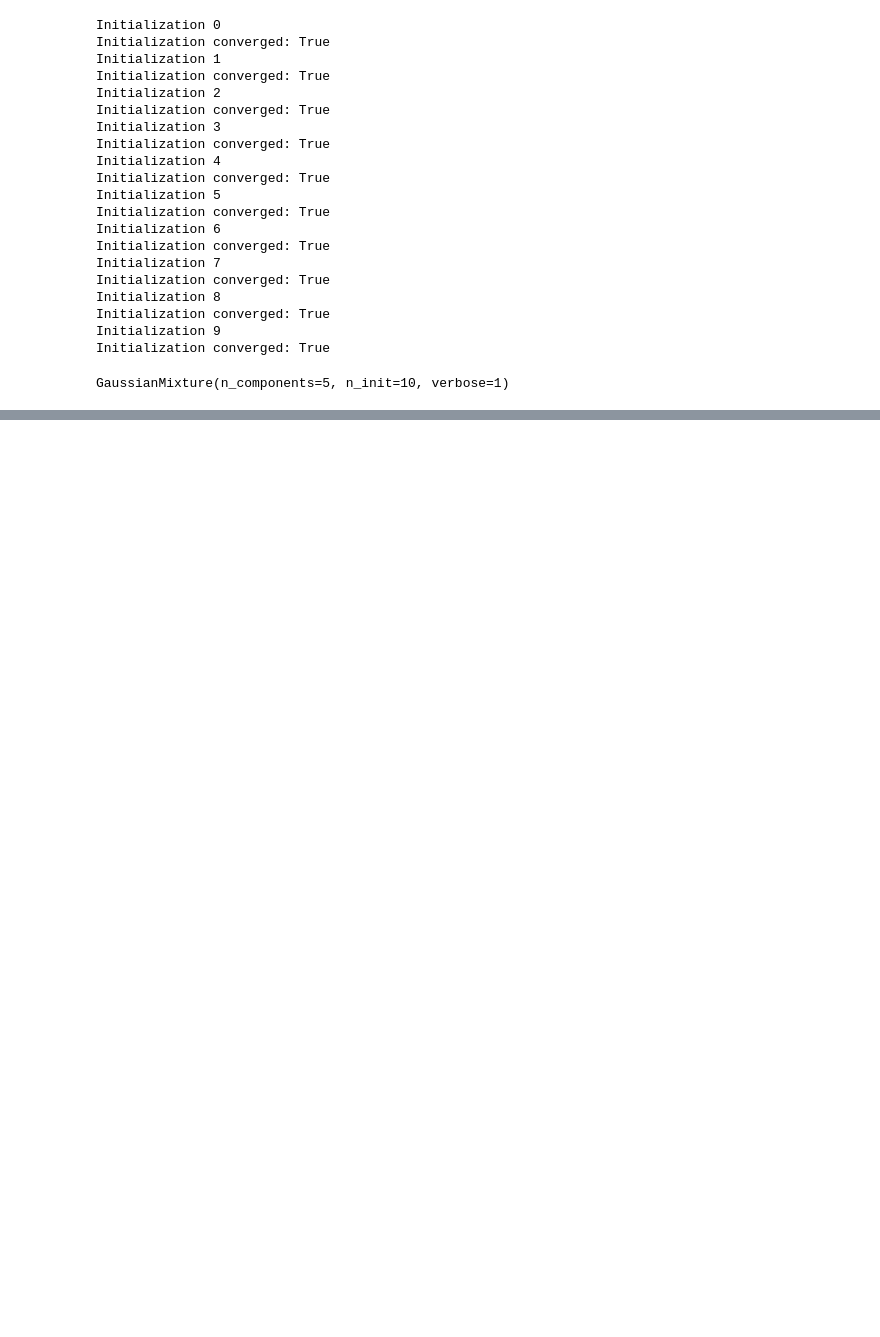
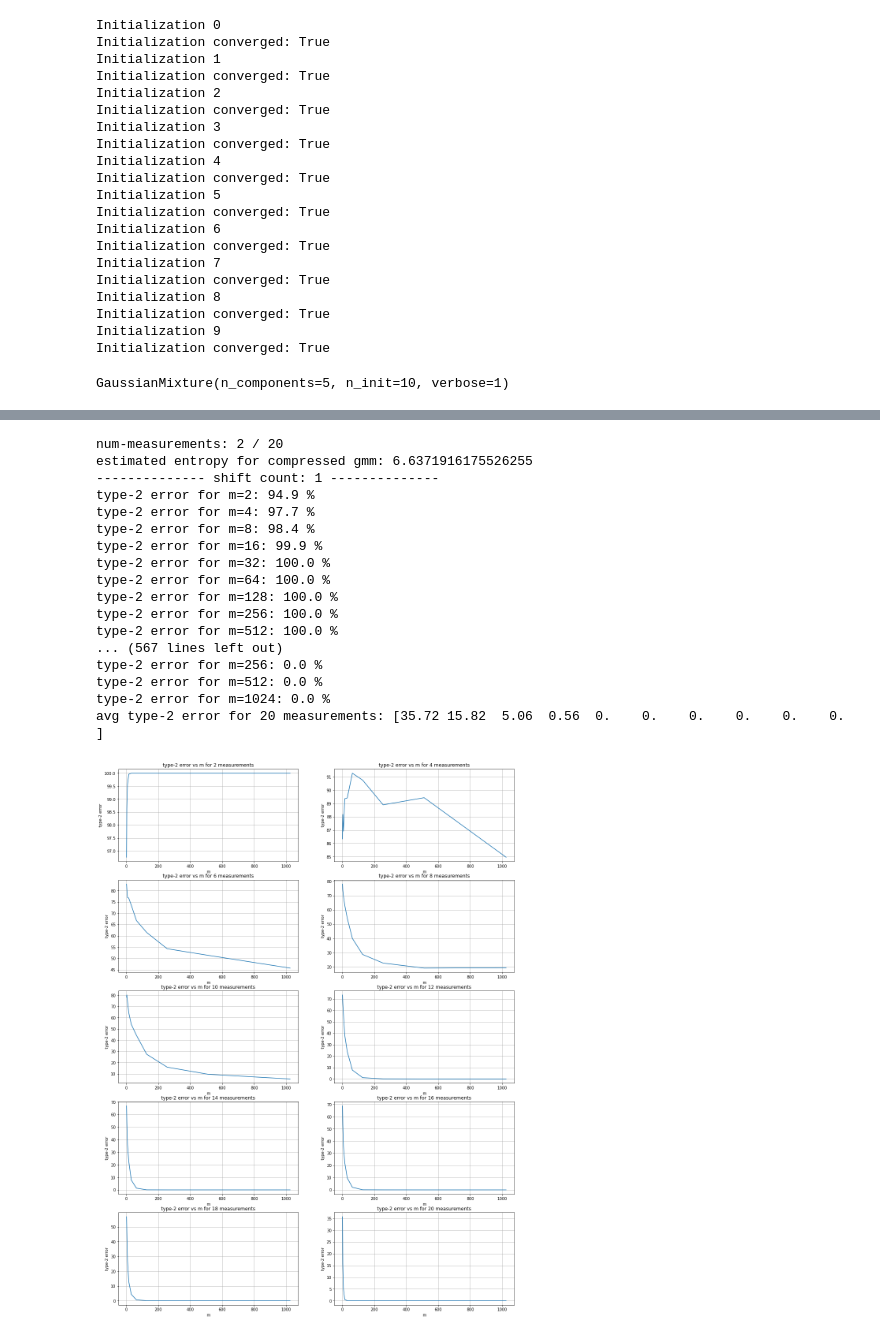
Before and after one commit to sumeetkrm/anomaly-detection, a Jupyter notebook: typicality_test.ipynb, the cells around one changed output, grey strips where cells are left out. Drawn from its saved outputs; the diff is of its cells as text; code cells hidden in the pictures; blank space fills up the shorter version.

```diff
--- a/typicality_test.ipynb
+++ b/typicality_test.ipynb
@@ -302,0 +401,41 @@ type-2 error for m=1024: 0.0 %
+# %%
+deviation_factor = 0.1
+fig, ax = plt.subplots(5, 2, figsize = (18, 25))
+for i, measurement_matrix in enumerate(measurement_matrices):
+    n_measurements = measurement_matrix.shape[0]
+    print(f"num-measurements: {n_measurements} / 20")
+    estimated_entropy_m = estimate_entropy_by_data(y_gmms[i], X_train @ measurement_matrix.T)
+    # estimated_entropy_m_by_gmm = estimate_entropy_by_samples(y_gmms[i])
+    print(f"estimated entropy for compressed gmm: {estimated_entropy_m}")
+    # print(f"estimated entropy for compressed gmm by samples: {estimated_entropy_m_by_gmm}")
+
+    epsilon_m = get_epsilon_for_confidence(confidence, y_gmms[i], estimated_entropy_m, X_val @ measurement_matrix.T)
+
+    avg_error_wrt_m = mean_type_2_error(oracle_gmm, y_gmms[i], epsilon_m, K, deviation_factor, estimated_entropy_m, measurement_matrix)
+    print(f"avg type-2 error for {n_measurements} measurements: {avg_error_wrt_m}")
+    ax[i//2][i%2].plot(anomalous_data_length, avg_error_wrt_m)
+    ax[i//2][i%2].grid()
+    ax[i//2][i%2].set_xlabel("m")
+    ax[i//2][i%2].set_ylabel("type-2 error")
+    ax[i//2][i%2].set_title(f"type-2 error vs m for {n_measurements} measurements")
+
+plt.show()
+# %% [output]
+num-measurements: 2 / 20
+estimated entropy for compressed gmm: 6.6371916175526255
+-------------- shift count: 1 --------------
+type-2 error for m=2: 94.9 %
+type-2 error for m=4: 97.7 %
+type-2 error for m=8: 98.4 %
+type-2 error for m=16: 99.9 %
+type-2 error for m=32: 100.0 %
+type-2 error for m=64: 100.0 %
+type-2 error for m=128: 100.0 %
+type-2 error for m=256: 100.0 %
+type-2 error for m=512: 100.0 %
+... (567 lines left out)
+type-2 error for m=256: 0.0 %
+type-2 error for m=512: 0.0 %
+type-2 error for m=1024: 0.0 %
+avg type-2 error for 20 measurements: [35.72 15.82  5.06  0.56  0.    0.    0.    0.    0.    0.  ]
+[figure, added]
```
Also changed, not shown: parts of 11 cells of this notebook.
